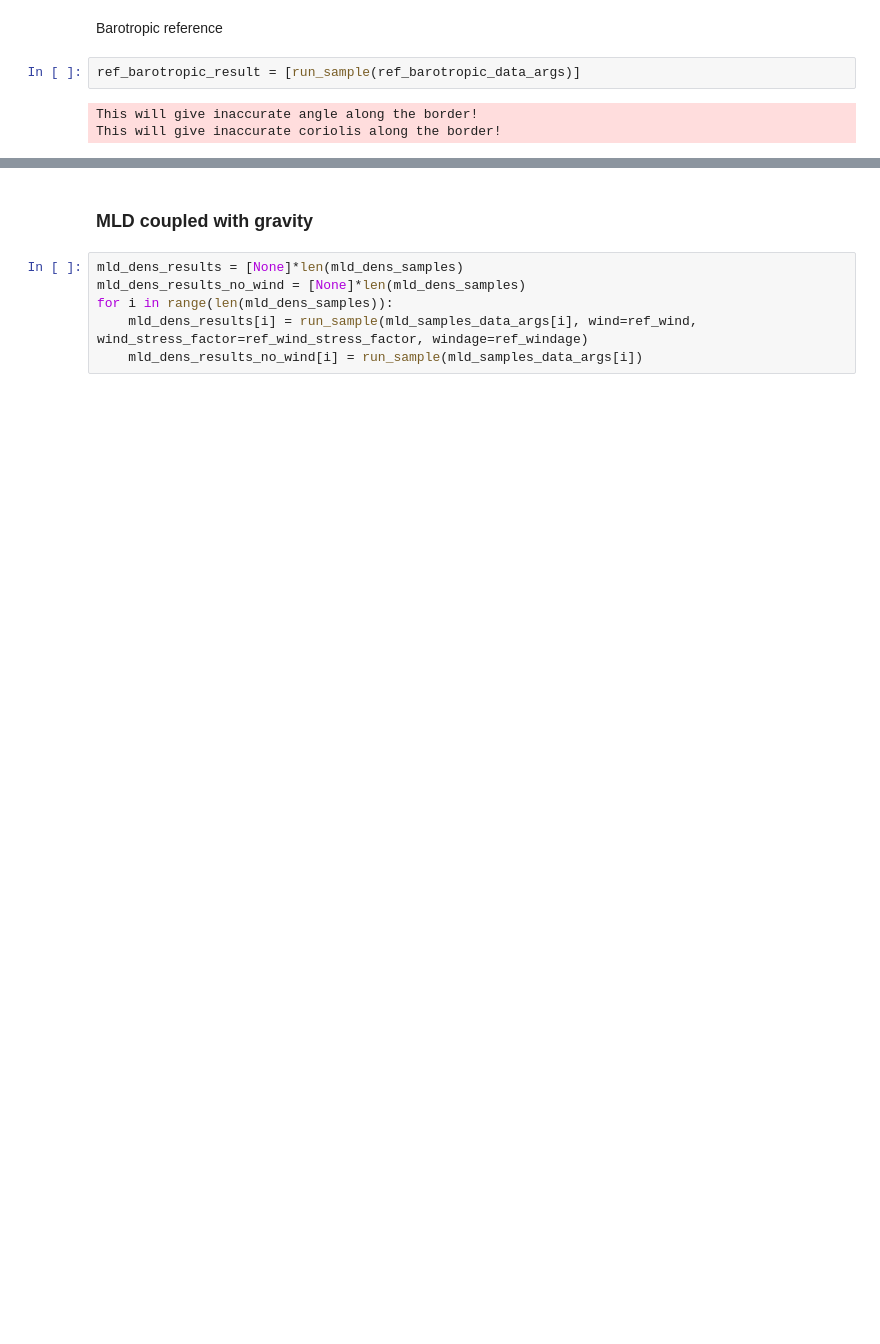
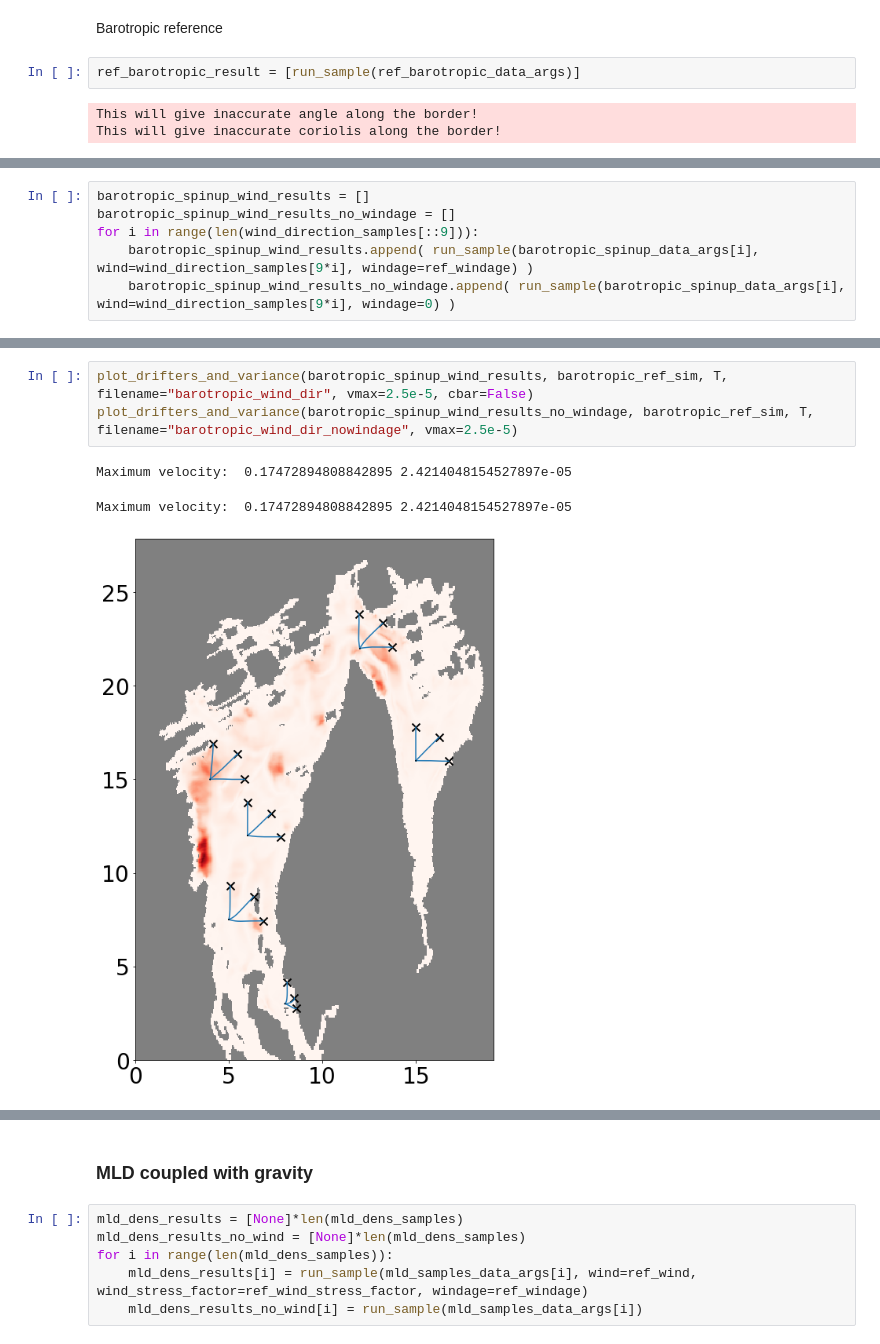
Before and after one commit to sintefmath/reduced-gravity-ocean-model, a Jupyter notebook: notebooks/Oslofjord/Oslofjord-perturbingSingleParameters.ipynb, the cells around one changed output, grey strips where cells are left out. Saved outputs shown, nothing was run; the diff lists cells and outputs as text; blank space fills up the shorter version.

```diff
--- a/notebooks/Oslofjord/Oslofjord-perturbingSingleParameters.ipynb
+++ b/notebooks/Oslofjord/Oslofjord-perturbingSingleParameters.ipynb
@@ -487,0 +556,6 @@ Barotropic wind direction
+# %%
+barotropic_spinup_wind_results = []
+barotropic_spinup_wind_results_no_windage = []
+for i in range(len(wind_direction_samples[::9])):
+    barotropic_spinup_wind_results.append( run_sample(barotropic_spinup_data_args[i], wind=wind_direction_samples[9*i], windage=ref_windage) )
+    barotropic_spinup_wind_results_no_windage.append( run_sample(barotropic_spinup_data_args[i], wind=wind_direction_samples[9*i], windage=0) )
@@ -487,0 +575,7 @@ Barotropic wind direction
+# %%
+plot_drifters_and_variance(barotropic_spinup_wind_results, barotropic_ref_sim, T, filename="barotropic_wind_dir", vmax=2.5e-5, cbar=False)
+plot_drifters_and_variance(barotropic_spinup_wind_results_no_windage, barotropic_ref_sim, T, filename="barotropic_wind_dir_nowindage", vmax=2.5e-5)
+# %% [output]
+Maximum velocity:  0.17472894808842895 2.4214048154527897e-05
+Maximum velocity:  0.17472894808842895 2.4214048154527897e-05
+[figure, added]
```
Also changed, not shown: parts of 46 cells of this notebook.
